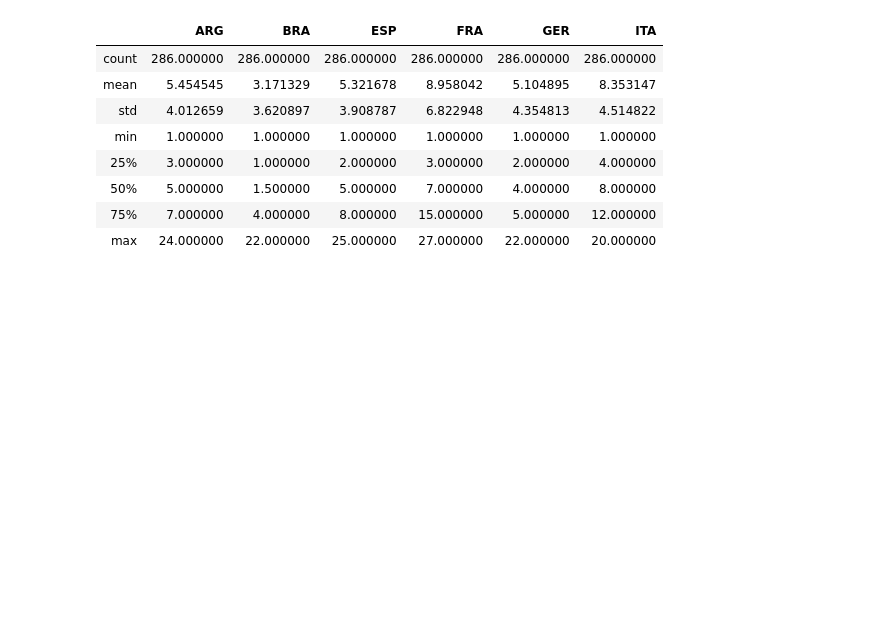
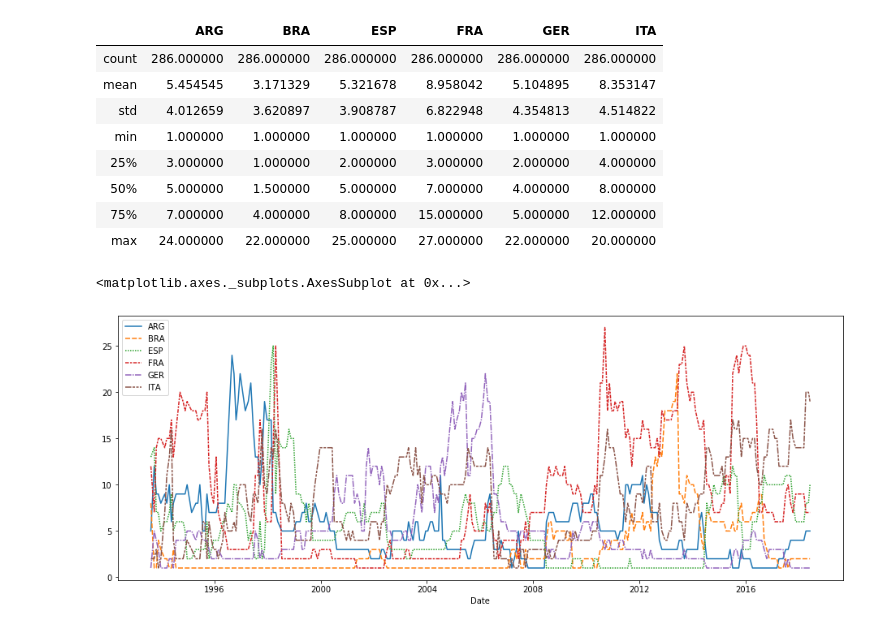
Before and after one commit to mwenz27/data_science, a Jupyter notebook: Seaborn_data_visualization.ipynb, the cells around one changed output. Cells and saved outputs as stored; diff of their text form; code cells hidden in the pictures; blank space fills up the shorter version.

Commit message:
plotted data

```diff
--- a/Seaborn_data_visualization.ipynb
+++ b/Seaborn_data_visualization.ipynb
@@ -34,3 +34,12 @@ fifa_data.describe()
 | 50% | 5.000000 | 1.500000 | 5.000000 | 7.000000 | 4.000000 | 8.000000 |
 | 75% | 7.000000 | 4.000000 | 8.000000 | 15.000000 | 5.000000 | 12.000000 |
 | max | 24.000000 | 22.000000 | 25.000000 | 27.000000 | 22.000000 | 20.000000 |
+# %%
+# Set the width and height of the figure
+plt.figure(figsize=(16,6))
+
+# Line chart showing how FIFA rankings evolved over time
+sns.lineplot(data=fifa_data)
+# %% [output]
+<matplotlib.axes._subplots.AxesSubplot at 0x...>
+[figure, added]
```
